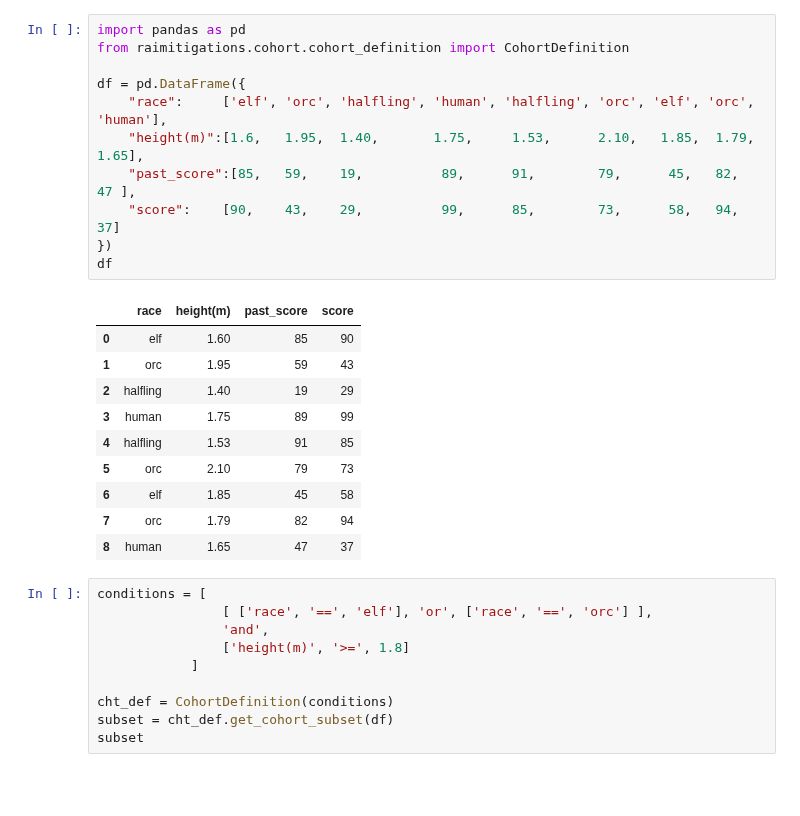
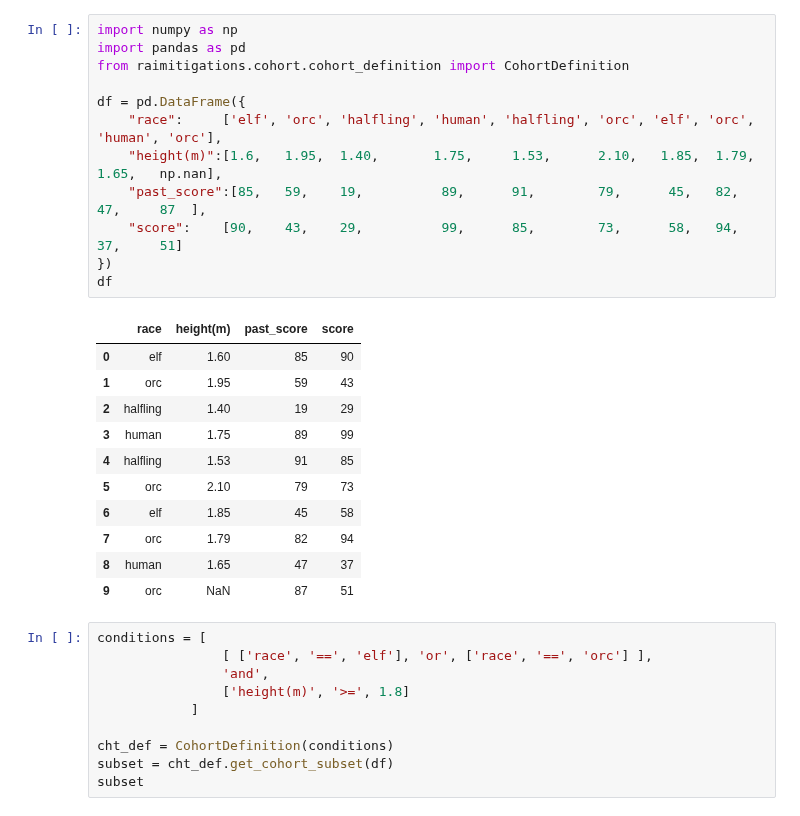
Before and after one commit to microsoft/responsible-ai-toolbox-mitigations, a Jupyter notebook: notebooks/cohort/cohort_definition.ipynb, the cells around one changed output. Cells and saved outputs as stored; diff of their text form; blank space fills up the shorter version.

```diff
--- a/notebooks/cohort/cohort_definition.ipynb
+++ b/notebooks/cohort/cohort_definition.ipynb
@@ -1,25 +1,27 @@
 # %%
+import numpy as np
 import pandas as pd
 from raimitigations.cohort.cohort_definition import CohortDefinition
 
 df = pd.DataFrame({
-    "race":     ['elf', 'orc', 'halfling', 'human', 'halfling', 'orc', 'elf', 'orc', 'human'],
-    "height(m)":[1.6,   1.95,  1.40,       1.75,     1.53,      2.10,   1.85,  1.79,  1.65],
-    "past_score":[85,   59,    19,          89,      91,        79,      45,   82,    47 ],
-    "score":    [90,    43,    29,          99,      85,        73,      58,   94,    37]
+    "race":     ['elf', 'orc', 'halfling', 'human', 'halfling', 'orc', 'elf', 'orc', 'human', 'orc'],
+    "height(m)":[1.6,   1.95,  1.40,       1.75,     1.53,      2.10,   1.85,  1.79,  1.65,   np.nan],
+    "past_score":[85,   59,    19,          89,      91,        79,      45,   82,    47,     87  ],
+    "score":    [90,    43,    29,          99,      85,        73,      58,   94,    37,     51]
 })
 df
 # %% [output]
 |  | race | height(m) | past_score | score |
 | 0 | elf | 1.60 | 85 | 90 |
 | 1 | orc | 1.95 | 59 | 43 |
 | 2 | halfling | 1.40 | 19 | 29 |
 | 3 | human | 1.75 | 89 | 99 |
 | 4 | halfling | 1.53 | 91 | 85 |
 | 5 | orc | 2.10 | 79 | 73 |
 | 6 | elf | 1.85 | 45 | 58 |
 | 7 | orc | 1.79 | 82 | 94 |
 | 8 | human | 1.65 | 47 | 37 |
+| 9 | orc | NaN | 87 | 51 |
 # %%
 conditions = [
                 [ ['race', '==', 'elf'], 'or', ['race', '==', 'orc'] ],
```
Also changed, not shown: parts of 7 cells of this notebook, 9 other files.
